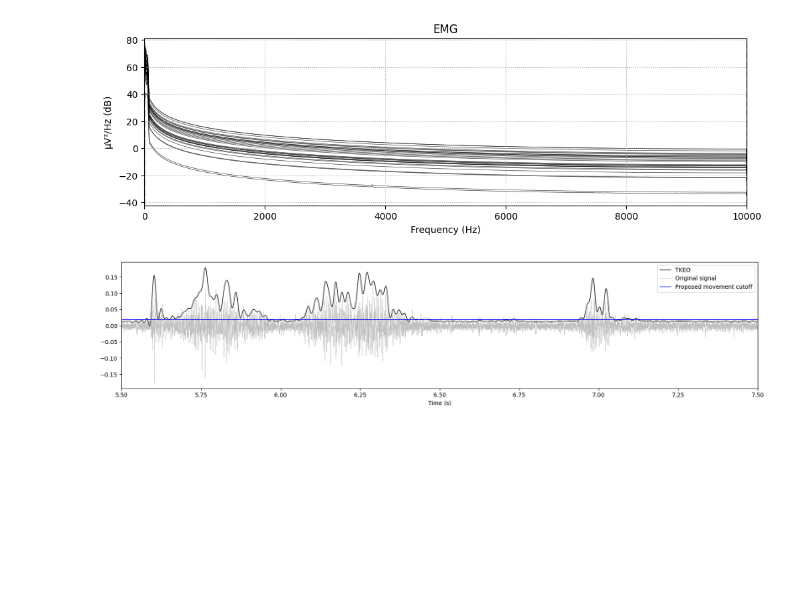
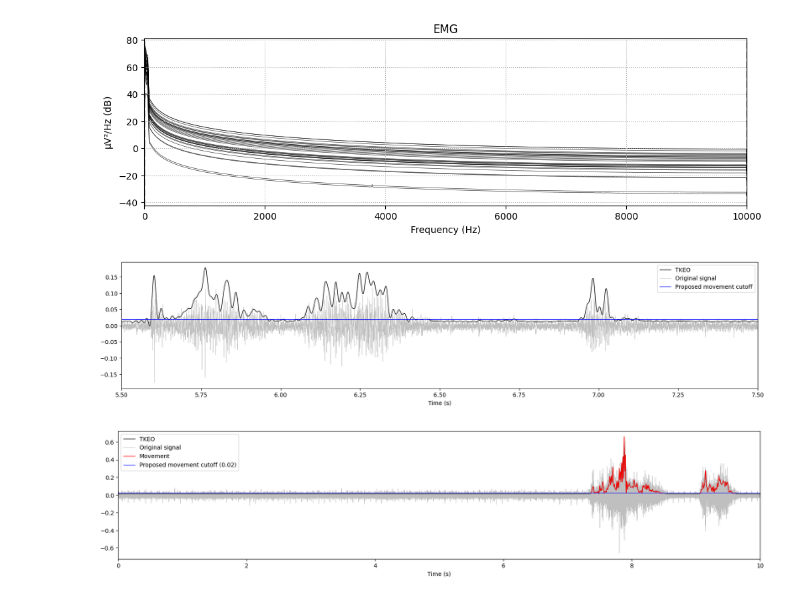
Before and after one commit to kerseviciute/spontaneous-movement, a Jupyter notebook: emg.ipynb, the cells around one changed output. Saved outputs shown, nothing was run; the diff lists cells and outputs as text; code cells hidden in the pictures; blank space fills up the shorter version.

Commit message:
Extract movement events from the TKEO data.

```diff
--- a/emg.ipynb
+++ b/emg.ipynb
@@ -225,3 +226,57 @@ plt.legend()
 plt.show()
 # %% [output]
 [figure]
+# %%
+def extract_events(signal, sampling_rate, threshold = 0.02, min_event_length = 0.1):
+    min_points = sampling_rate * min_event_length  # The minimum number of consecutive points for movement detection
+
+    signal_over_threshold = signal >= threshold
+    change_indices = np.where(np.diff(signal_over_threshold))[ 0 ]
+
+    movement_data = pd.DataFrame({
+        'EventStart': change_indices[ :-1 ],
+        'EventEnd': change_indices[ 1: ],
+        'Movement': signal_over_threshold[ change_indices[ :-1 ] + 1 ]
+    })
+
+    movement_data = movement_data[ movement_data[ 'Movement' ] == True ]
+
+    movement_data[ 'Length' ] = movement_data.apply(lambda row: row.EventEnd - row.EventStart, axis = 1)
+
+    return movement_data[ movement_data[ 'Length' ] >= min_points ]
+# %%
+channel_i = 11
+
+tke_signal = tke.get_data(picks = [ channel_i ])[ 0 ]
+tke_time = tke.times
+
+move_events = extract_events(tke_signal, sampling_rate = sfreq, threshold = 0.02, min_event_length = 0.015)
+
+signal = raw.get_data(picks = [ channel_i ])[ 0 ]
+
+tke_range = np.max(np.abs(tke_signal))
+normalized_signal = normalize(-tke_range, tke_range, signal)
+signal_time = raw.times
+
+plt.figure(figsize = (20, 4))
+plt.plot(tke_time, tke_signal, linewidth = 1, color = 'black', label = 'TKEO')
+plt.plot(signal_time, normalized_signal, linewidth = 0.5, color = 'gray', alpha = 0.5, label = 'Original signal')
+
+has_label = False
+for index, row in move_events.iterrows():
+    start = row['EventStart']
+    end = row['EventEnd']
+
+    if has_label:
+        plt.plot(tke_time[ start:end ], tke_signal[ start:end ], linewidth = 1, color = 'red')
+    else:
+        has_label = True
+        plt.plot(tke_time[ start:end ], tke_signal[ start:end ], linewidth = 1, color = 'red', label = 'Movement')
+
+plt.xlim(0, 10)
+plt.xlabel('Time (s)')
+plt.axhline(y = 0.02, color = 'blue', linestyle = '-', linewidth = 0.75, label = 'Proposed movement cutoff (0.02)')
+plt.legend()
+plt.show()
+# %% [output]
+[figure, added]
```
Also changed, not shown: parts of 1 cell of this notebook.
